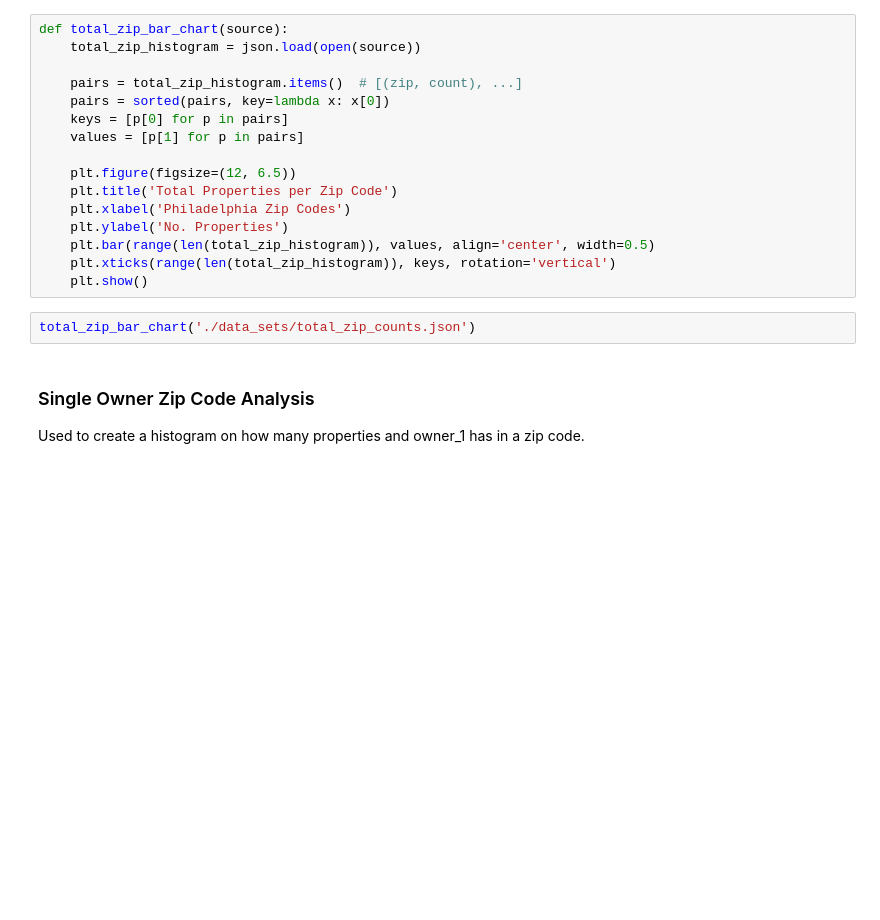
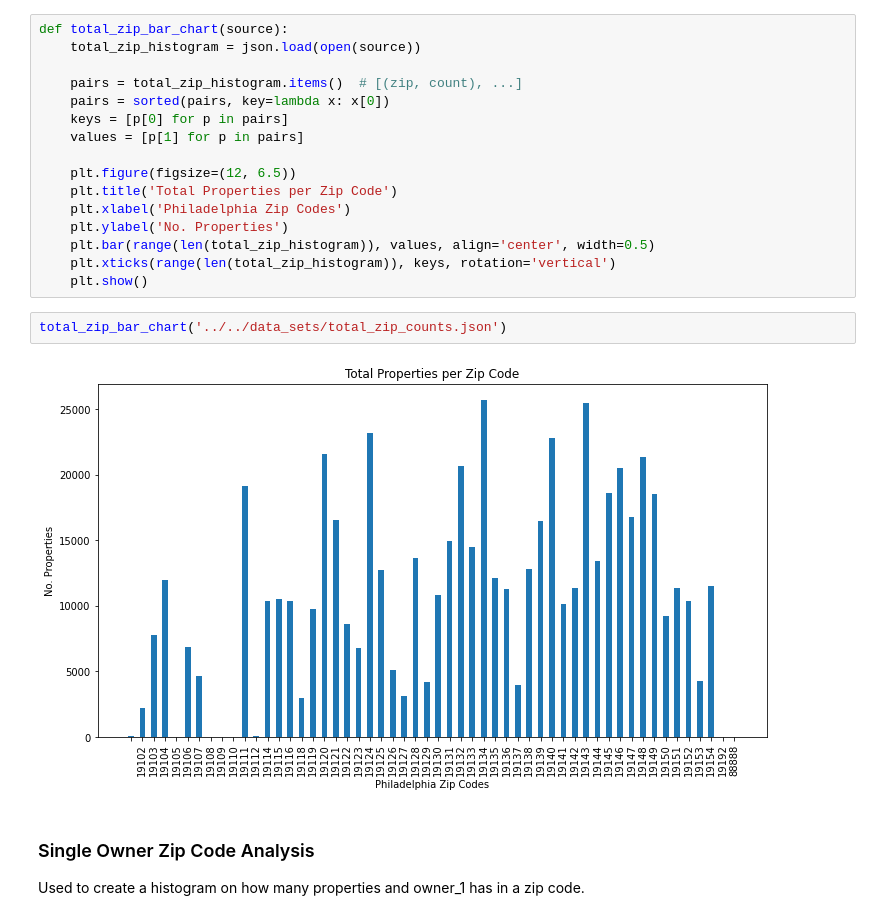
Before and after one commit to ncote3/philly-landlord-horrors, a Jupyter notebook: analysis/zip_code/zip_code_analysis.ipynb, the cells around one changed output. Cells and saved outputs as stored; diff of their text form; blank space fills up the shorter version.

```diff
--- a/analysis/zip_code/zip_code_analysis.ipynb
+++ b/analysis/zip_code/zip_code_analysis.ipynb
@@ -70,7 +73,9 @@ def total_zip_bar_chart(source):
     plt.xticks(range(len(total_zip_histogram)), keys, rotation='vertical')
     plt.show()
 # %%
-total_zip_bar_chart('./data_sets/total_zip_counts.json')
+total_zip_bar_chart('../../data_sets/total_zip_counts.json')
+# %% [output]
+[figure, added]
 # %% [markdown]
 ### Single Owner Zip Code Analysis
 Used to create a histogram on how many properties and owner_1 has in a zip code.
```
Also changed, not shown: parts of 7 cells of this notebook, 7 other files.
